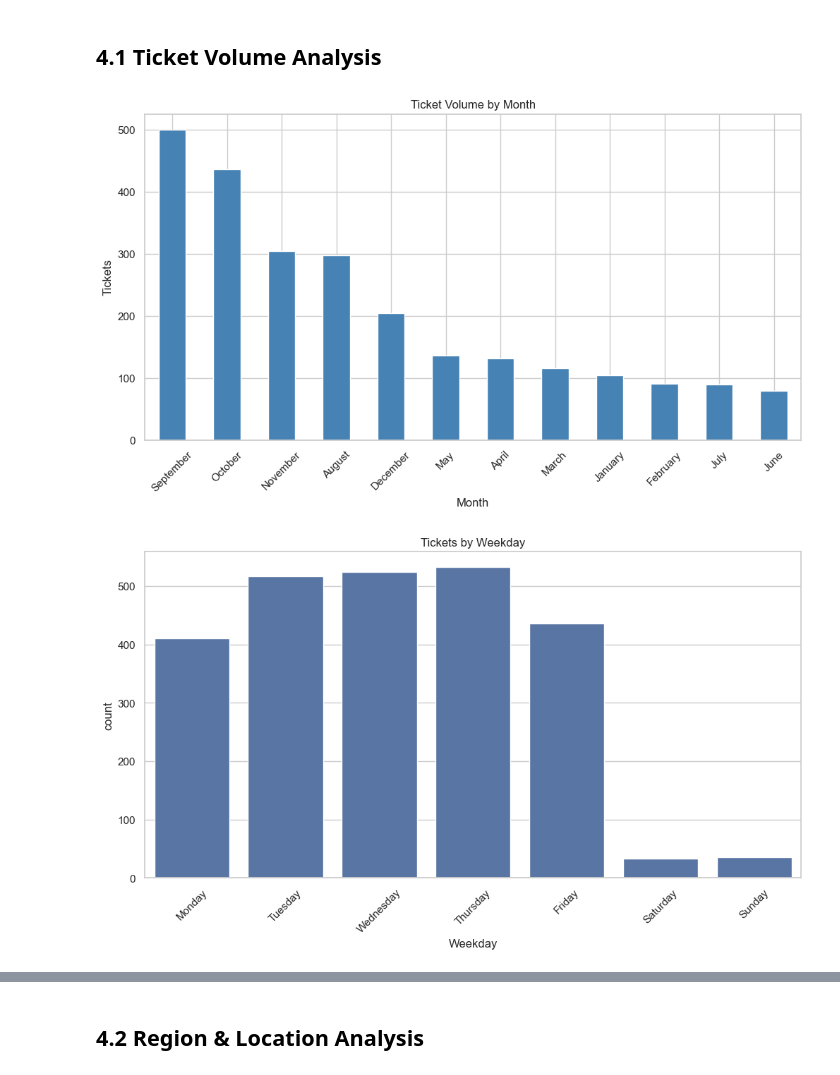
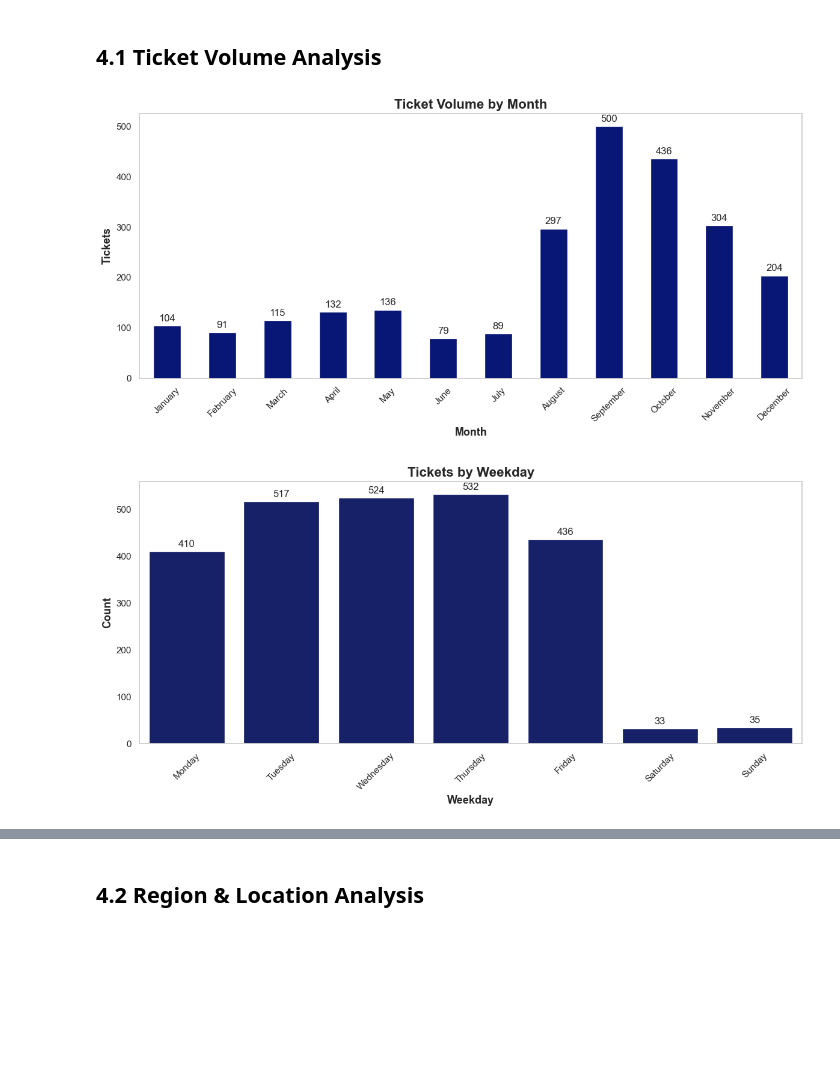
Before and after one commit to bmmartinez1993/data-analytics-portafolio, a Jupyter notebook: Python-Projects/IT-Helpdesk-EDA/notebooks/IT_Helpdesk_EDA.ipynb, the cells around one changed output, grey strips where cells are left out. Saved outputs shown, nothing was run; the diff lists cells and outputs as text; code cells hidden in the pictures; blank space fills up the shorter version.

Commit message:
Updated Notebook with some personalized graphs

```diff
--- a/Python-Projects/IT-Helpdesk-EDA/notebooks/IT_Helpdesk_EDA.ipynb
+++ b/Python-Projects/IT-Helpdesk-EDA/notebooks/IT_Helpdesk_EDA.ipynb
@@ -15,7 +15,7 @@ plt.rcParams['figure.figsize'] = (12, 6)
 # %% [markdown]
 ## 1. Load the Dataset
 # %%
-df = pd.read_excel(r"C:/Users/brand/OneDrive/IT-Helpdesk-Data/Raw_Data_Leena_AI_Jan_Dec_2025_FINAL_ENRICHED.xlsx")  # update path
+df = pd.read_excel(r"C:/Users/BrandoManuelMartinez/OneDrive - Beacon Mobility Corporation/Documents/Data Raw - Leena/Raw_Data_Leena_AI_Jan_Dec_2025_FINAL_ENRICHED.xlsx")  # update path
 df.head()
 # %% [output]
 |  | Ticket Id | Priority | Category | Sub Category | Description | Last Comment | Status | Created On | ... |
@@ -129,19 +129,49 @@ df[['Resolution Time (hrs)', 'Month', 'Weekday', 'Hour']].head()
 # %% [markdown]
 ## 4.1 Ticket Volume Analysis
 # %%
-df['Month'].value_counts().plot(kind='bar', color='steelblue')
-plt.title('Ticket Volume by Month')
-plt.xlabel('Month')
-plt.ylabel('Tickets')
-plt.xticks(rotation=45)
+
+# Get counts (optionally sort by month name/order if needed)
+order = ["January","February","March","April","May","June","July","August","September","October","November","December"]
+counts = df['Month'].value_counts().reindex(order).dropna()
+
+ax = counts.plot(kind='bar', color='#081775', rot=45)
+
+# Add labels on top of bars
+bars = ax.containers[0]
+ax.bar_label(bars, padding=3)   # padding controls the gap above the bar
+
+ax.set_title('Ticket Volume by Month',fontsize=16,fontweight='bold')
+ax.set_xlabel('Month',fontsize=13,fontweight='bold')
+ax.set_ylabel('Tickets',fontsize=13,fontweight='bold')
+
+#No Background Grid
+ax.grid(False)
+plt.xticks(fontsize=11)
+plt.yticks(fontsize=11)
+plt.tight_layout()
 plt.show()
 # %% [output]
-[figure, old version]
+[figure, new version]
 # %%
-sns.countplot(data=df, x='Weekday', order=['Monday','Tuesday','Wednesday','Thursday','Friday','Saturday','Sunday'])
-plt.title('Tickets by Weekday')
-plt.xticks(rotation=45)
+
+order = ['Monday','Tuesday','Wednesday','Thursday','Friday','Saturday','Sunday']
+
+fig, ax = plt.subplots()
+sns.countplot(data=df, x='Weekday', order=order, ax=ax, color='#081775')
+
+# Get the bar container and label each bar with its height (count)
+bars = ax.containers[0]
+ax.bar_label(bars, padding=3)  # padding creates a small gap above bars
+
+ax.set_title('Tickets by Weekday',fontsize=16,fontweight='bold')
+ax.set_xlabel('Weekday',fontsize=13,fontweight='bold')
+ax.set_ylabel('Count',fontsize=13,fontweight='bold')
+#No background grid
+ax.grid(False)
+plt.xticks(fontsize=11,rotation=45)
+plt.yticks(fontsize=11)
+plt.tight_layout()
 plt.show()
 # %% [output]
-[figure, old version]
+[figure, new version]
 # %%
```
Also changed, not shown: parts of 12 cells of this notebook.
